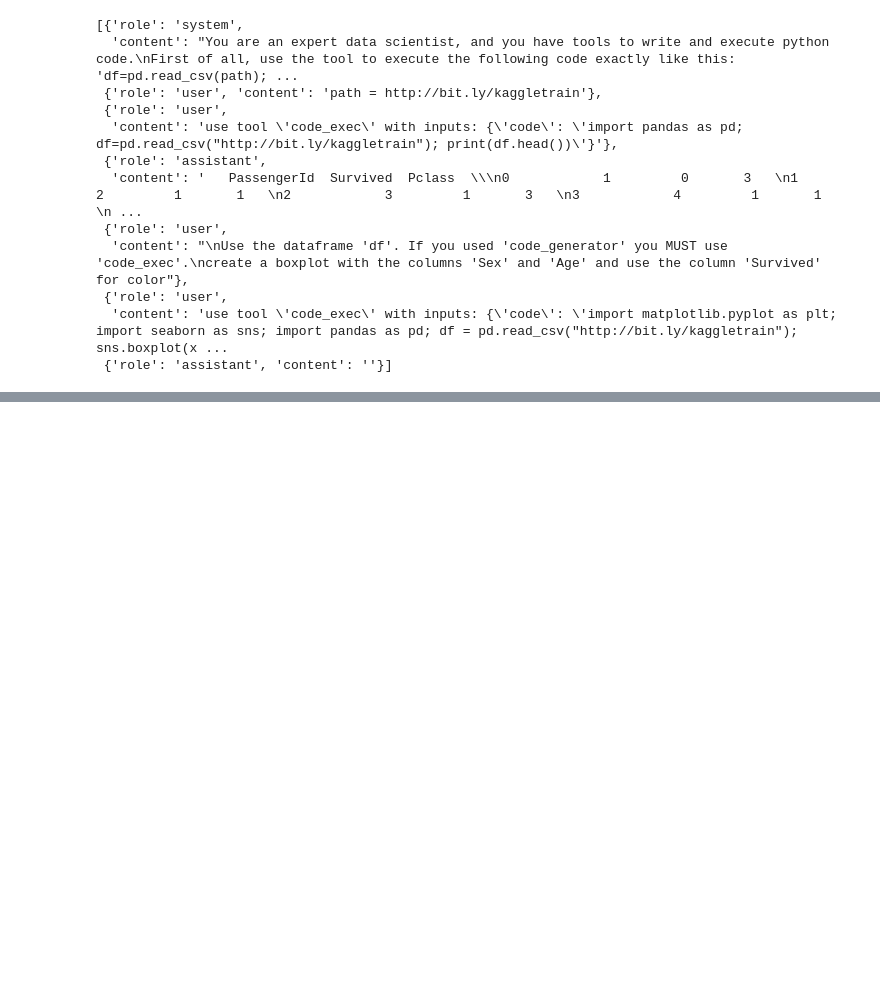
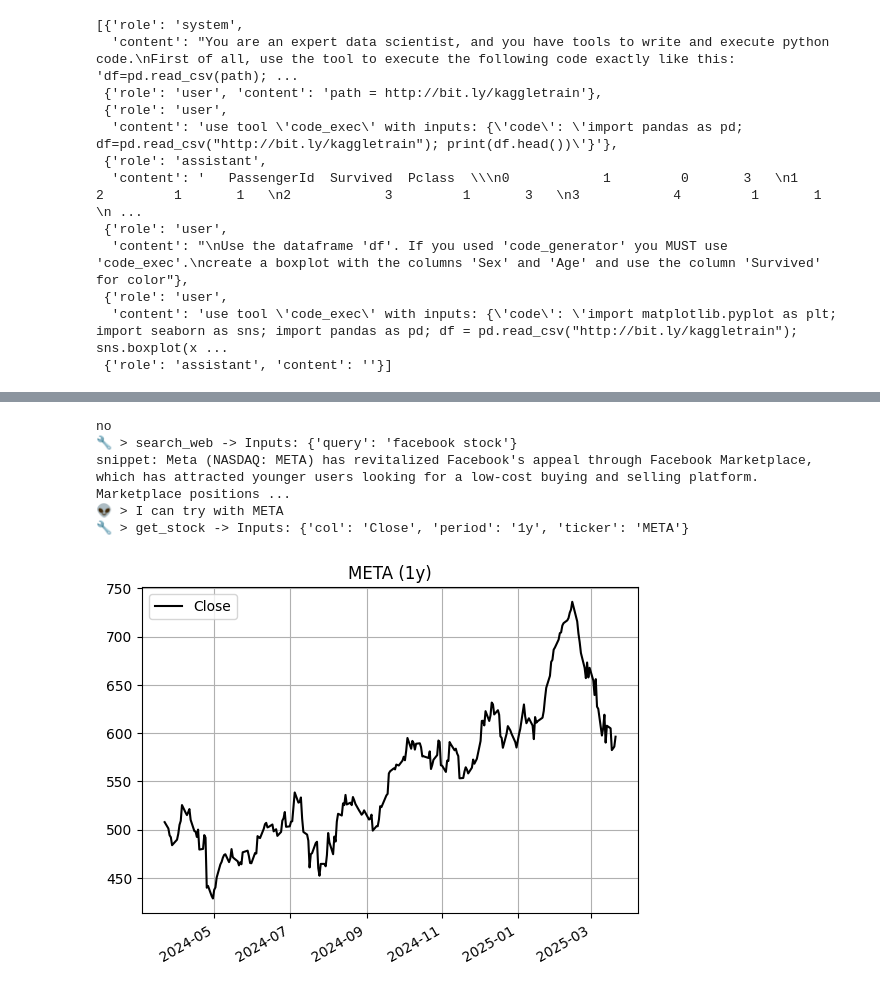
Before and after one commit to mdipietro09/GenerativeAI, a Jupyter notebook: Agents_ZeroToHero/notebook.ipynb, the cells around one changed output, grey strips where cells are left out. Saved outputs shown, nothing was run; the diff lists cells and outputs as text; code cells hidden in the pictures; blank space fills up the shorter version.

```diff
--- a/Agents_ZeroToHero/notebook.ipynb
+++ b/Agents_ZeroToHero/notebook.ipynb
@@ -303,0 +452,74 @@ messages
+# %%
+prompt = '''
+[GOAL] You are a financial analyst, assist the user using your available tools.
+
+[RETURN] You must return the stock data that the user asks for.
+
+[WARNINGS] In order to retrieve stock data, you need to know the ticker symbol of the company.
+
+[CONTEXT] First ALWAYS try to use the tool 'get_stock'.
+If it doesn't work, you can use the tool 'search_web' and search 'company name stock'.
+Get information about the stock and deduct what is the right ticker symbol of the company.
+Then, you can use AGAIN the tool 'get_stock' with the ticker you got using the previous tool.
+'''
+# %%
+messages = [{"role":"system", "content":prompt}]
+dic_tools = {'search_web':search_web, 'get_stock':get_stock}
+max_i, i = 3, 0
+
+while True:
+    ## user input
+    try:
+        q = input('🙂 >')
+    except EOFError:
+        break
+    if q == "quit":
+        break
+    if q.strip() == "":
+        continue
+    messages.append( {"role":"user", "content":q} )
+
+    ## model
+    agent_res = ollama.chat(model=llm, messages=messages,
+                            tools=[tool_get_stock, tool_search_web])
+    try:
+        dic_res = use_tool(agent_res, dic_tools)
+
+    ## handle error: tool not used --> try again
+    except Exception as e:
+        print("⚠️ >", e)
+        agent_res = ollama.chat(model=llm, messages=messages,
+                                tools=[tool_get_stock, tool_search_web])
+        dic_res = use_tool(agent_res, dic_tools)
+
+    res, tool_used, inputs_used = dic_res["res"], dic_res["tool_used"], dic_res["inputs_used"]
+
+    ## handle error: tool used but output not good --> keep trying for x times
+    while res in ['no',''] and i < max_i:
+        comment = f'''I used tool '{tool_used}' with inputs {inputs_used}. But it didn't work, so I must try a different way.'''
+        messages.append( {"role":"assistant", "content":comment} )
+        agent_res = ollama.chat(model=llm, messages=messages,
+                                tools=[tool_get_stock, tool_search_web])
+        dic_res = use_tool(agent_res, dic_tools)
+        res, tool_used, inputs_used = dic_res["res"], dic_res["tool_used"], dic_res["inputs_used"]
+
+        ## chain: output of previous tool = input of next tool
+        if tool_used == 'search_web':
+            query = q+". You must return just the compay ticker.\nContext: "+res
+            llm_res = ollama.generate(model=llm, prompt=query)["response"]
+            messages.append( {"role":"user", "content":f"try ticker: {llm_res}"} )
+
+            print("👽 >", f"\x1b[1;30mI can try with {llm_res}\x1b[0m")
+
+            agent_res = ollama.chat(model=llm, messages=messages, tools=[tool_get_stock])
+            dic_res = use_tool(agent_res, dic_tools)
+            res, tool_used, inputs_used = dic_res["res"], dic_res["tool_used"], dic_res["inputs_used"]
+
+        i += 1
+        if i == max_i:
+            res = f'I tried {i} times but something is wrong'
+
+    ## final response
+    print("👽 >", f"\x1b[1;30m{res}\x1b[0m")
+    messages.append( {"role":"assistant", "content":res} )
+# %% [output]
@@ -303,0 +531,6 @@ messages
+no
+🔧 > search_web -> Inputs: {'query': 'facebook stock'}
+snippet: Meta (NASDAQ: META) has revitalized Facebook's appeal through Facebook Marketplace, which has attracted younger users looking for a low-cost buying and selling platform. Marketplace positions ...
+👽 > I can try with META
+🔧 > get_stock -> Inputs: {'col': 'Close', 'period': '1y', 'ticker': 'META'}
+[figure, added]
```
Also changed, not shown: parts of 45 cells of this notebook, 2 other files.
